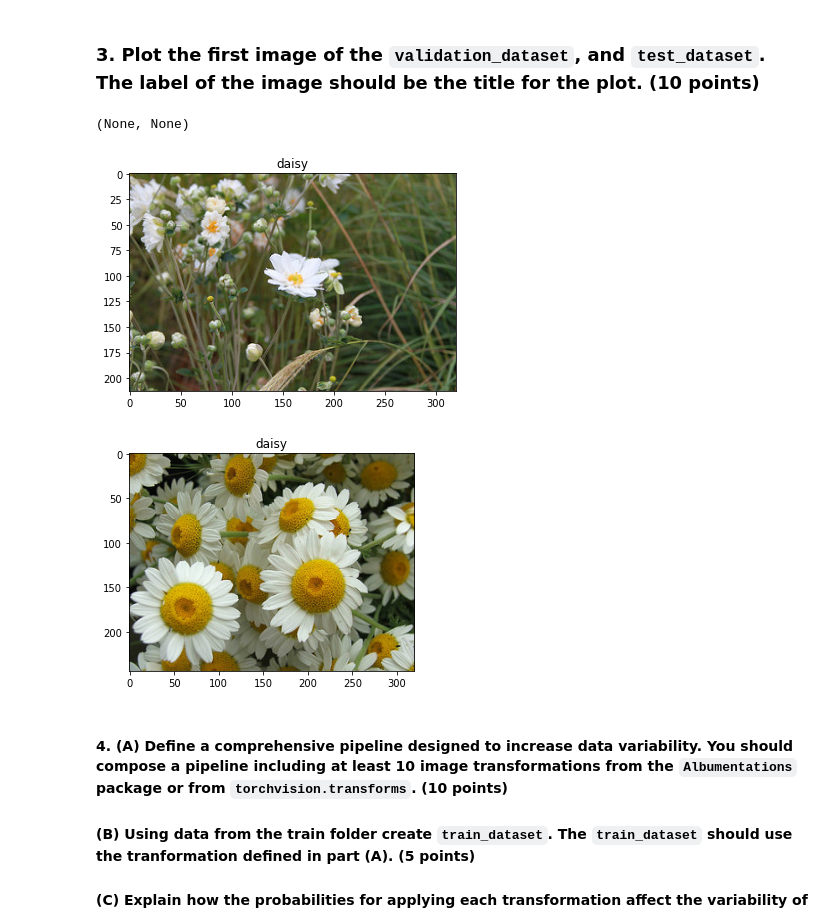
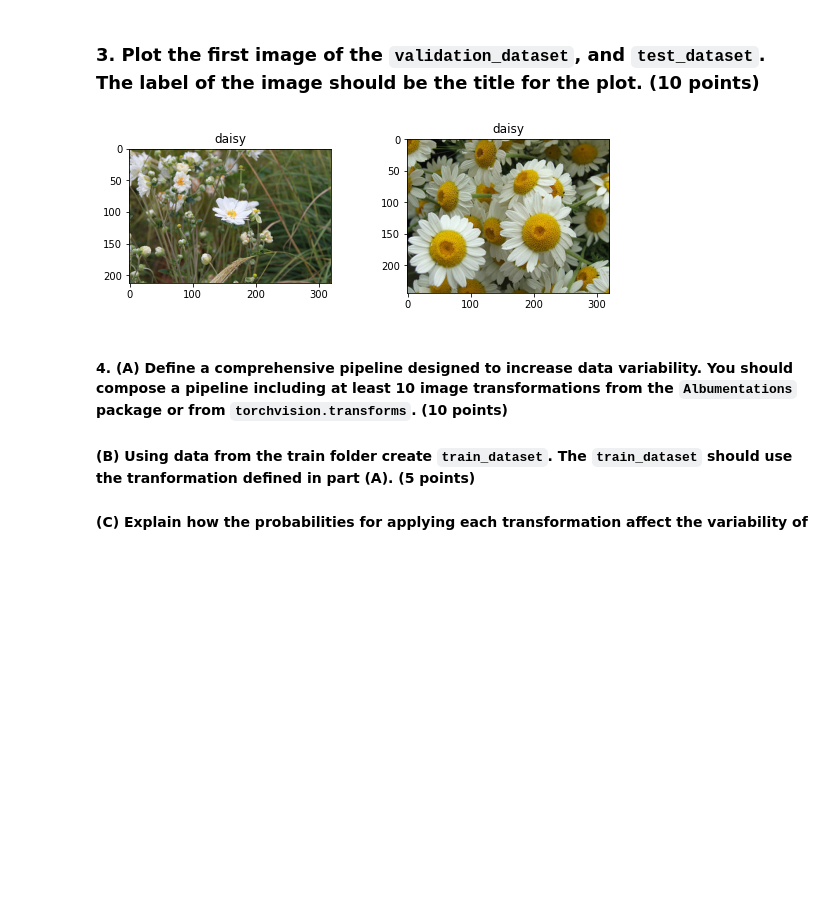
Before and after one commit to akash02ita/CPSC-599.6-DL-for-Vision, a Jupyter notebook: a1/DL4Vision_A1.ipynb, the cells around one changed output. Drawn from its saved outputs; the diff is of its cells as text; code cells hidden in the pictures; blank space fills up the shorter version.

Commit message:
a1: image transformation added added function to plot multiple images (visualize_multi)

```diff
--- a/a1/DL4Vision_A1.ipynb
+++ b/a1/DL4Vision_A1.ipynb
@@ -98,15 +100,33 @@ len(validation_dataset), len(test_dataset)
 # %%
 #TODO: Add the code here
 def visualize(image_and_label):
   image, label = image_and_label
   plt.figure()
   plt.imshow(image)
   plt.title(str(label))
-visualize(validation_dataset[0]), visualize(test_dataset[0])
+def visualize_multi(images_and_labels, cols=5):
+  tot = len(images_and_labels)
+  if tot == 1:
+    visualize(images_and_labels[0])
+
+  assert isinstance(cols,int) and cols > 0
+  rows = math.ceil(tot/cols)
+
+  fig = plt.figure(figsize=(20,20))
+
+  for i in range(tot):
+      image, label = images_and_labels[i]
+      fig.add_subplot(rows, cols, i+1)
+      plt.imshow(image)
+      plt.title(str(label))
+
+  fig.tight_layout(pad=5.0)
+
+  plt.show()
+# visualize(validation_dataset[0]), visualize(test_dataset[0])
+visualize_multi([validation_dataset[0], test_dataset[0]])
 # %% [output]
-(None, None)
-[figure, old version]
+[figure, new version]
-[figure, removed]
 # %% [markdown]
 #### 4. (A) Define a comprehensive pipeline designed to increase data variability. You should compose a pipeline including at least 10 image transformations from the `Albumentations` package or from `torchvision.transforms`.  (10 points)
 
```
Also changed, not shown: parts of 4 cells of this notebook.
